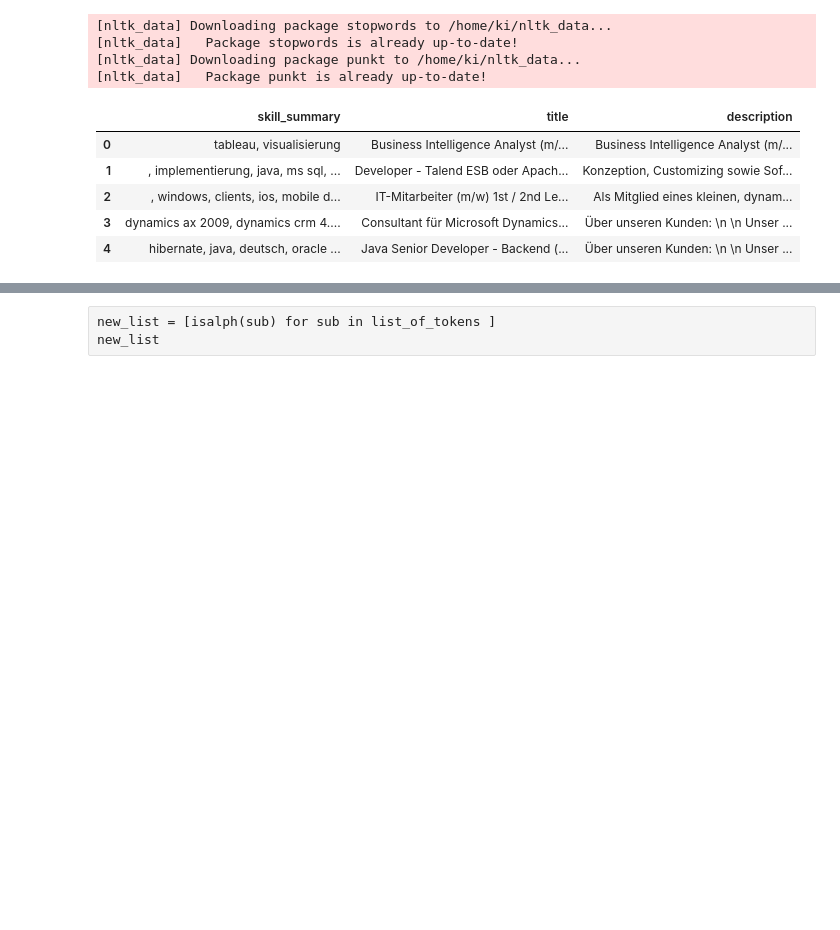
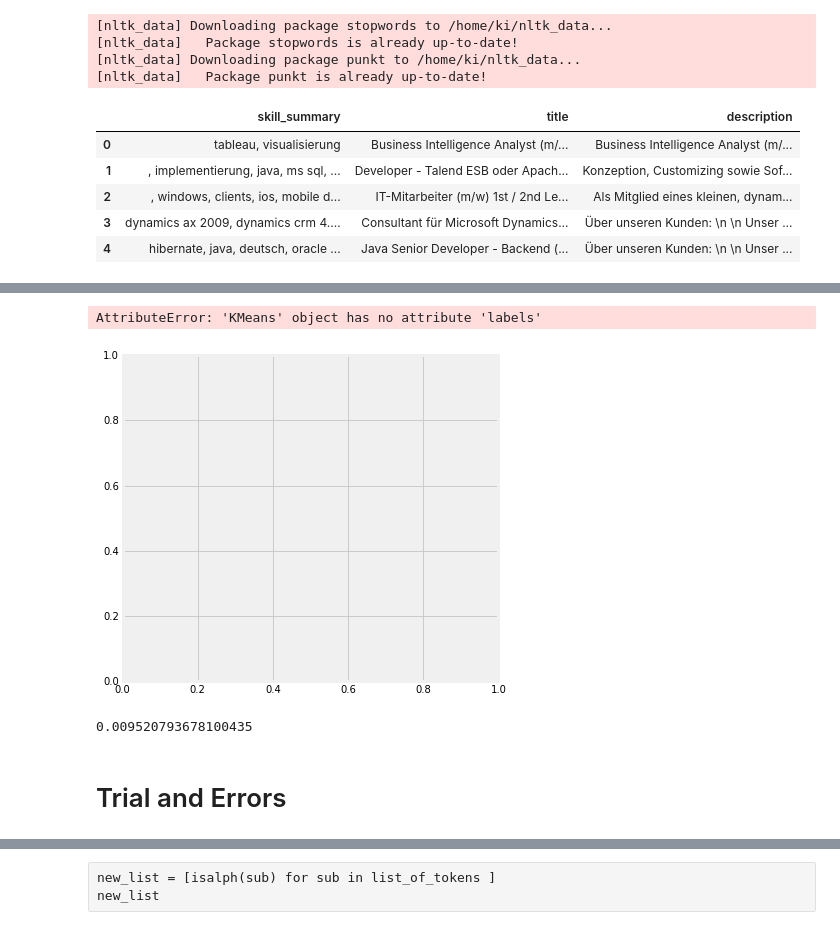
Before and after one commit to sirkells/analytics-models, a Jupyter notebook: ML/models/multivariate_clusters.ipynb, the cells around one changed output, grey strips where cells are left out. Drawn from its saved outputs; the diff is of its cells as text; code cells hidden in the pictures; blank space fills up the shorter version.

```diff
--- a/ML/models/multivariate_clusters.ipynb
+++ b/ML/models/multivariate_clusters.ipynb
@@ -83,0 +170,19 @@ def lowercase(mylist):
+# %%
+# Plot the clustered data
+fig, ax = plt.subplots(figsize=(6, 6))
+plt.scatter(B[model.labels == 0, 0], B[model.labels == 0, 1],
+            c='green', label='cluster 1')
+plt.scatter(B[km.labels == 1, 0], B[model.labels == 1, 1],
+            c='blue', label='cluster 2')
+plt.scatter(centroids[:, 0], centroids[:, 1], marker='*', s=300,
+            c='r', label='centroid')
+plt.legend()
+plt.xlim([-2, 2])
+plt.ylim([-2, 2])
+plt.xlabel('Eruption time in mins')
+plt.ylabel('Waiting time to next eruption')
+plt.title('Visualization of clustered data', fontweight='bold')
+ax.set_aspect('equal');
+# %% [output]
+AttributeError: 'KMeans' object has no attribute 'labels'
+[figure, added]
@@ -83,0 +211,6 @@ def lowercase(mylist):
+# %%
+evaluate_kmeans(B, model)
+# %% [output]
+0.009520793678100435
+# %% [markdown]
+# Trial and Errors
```
Also changed, not shown: parts of 54 cells of this notebook, 1 other file.
